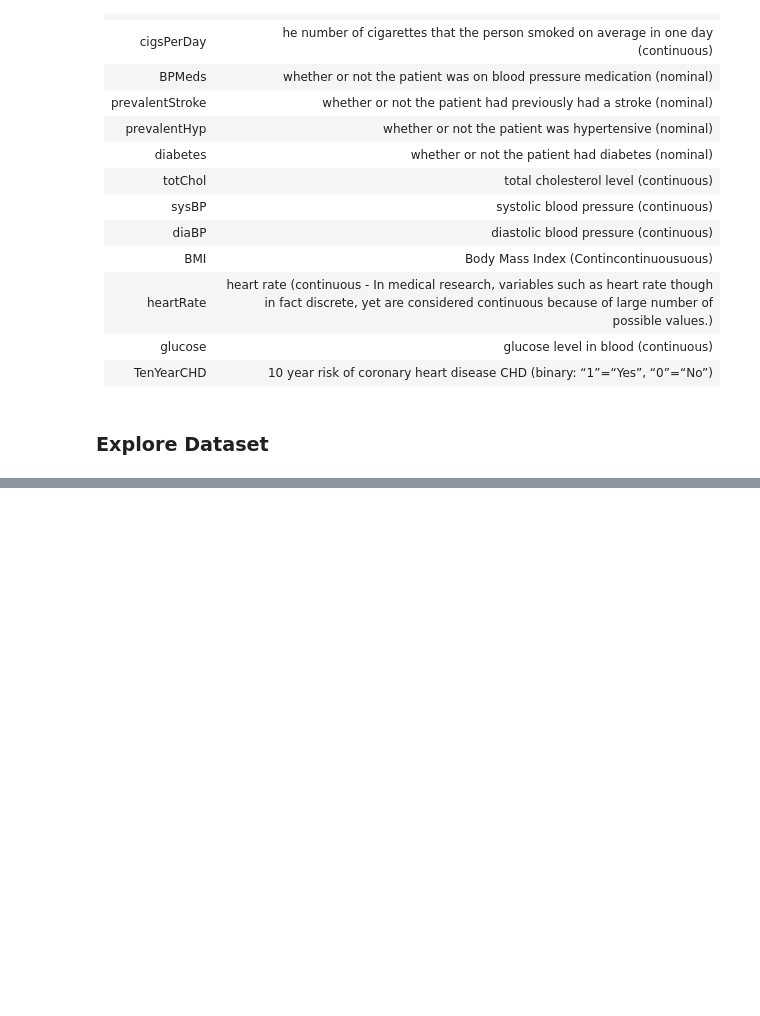
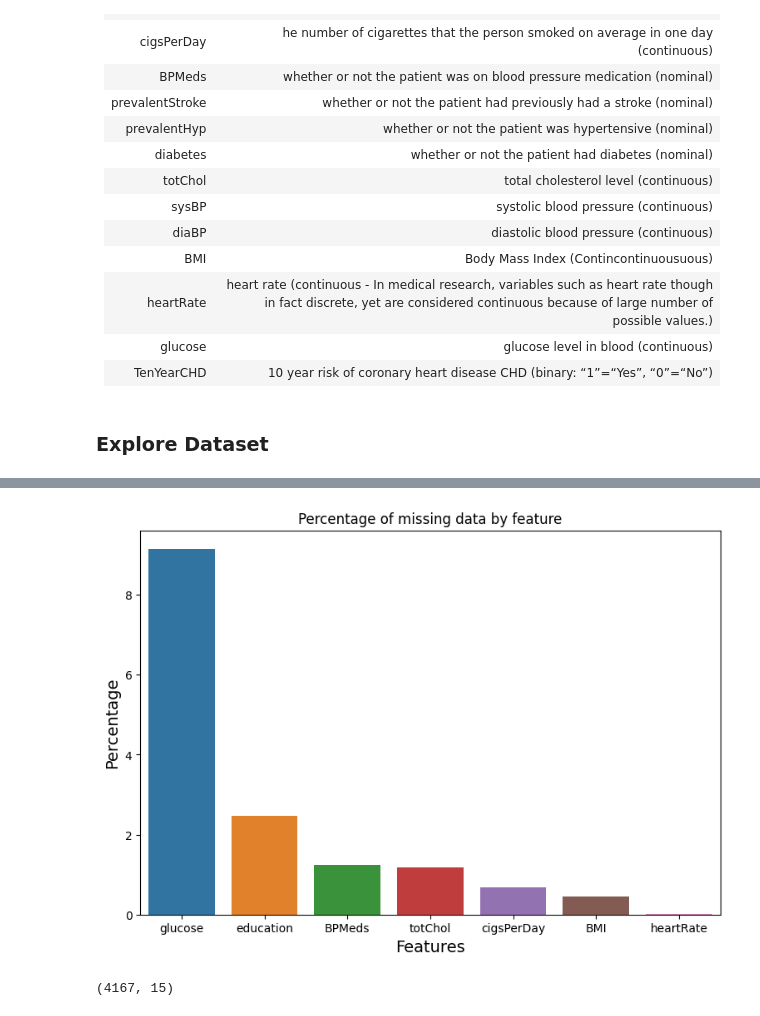
Before and after one commit to yangfuchun/Heart_Disease_Prediction_and_Optimization, a Jupyter notebook: Code.ipynb, the cells around one changed output, grey strips where cells are left out. Saved outputs shown, nothing was run; the diff lists cells and outputs as text; code cells hidden in the pictures; blank space fills up the shorter version.

```diff
--- a/Code.ipynb
+++ b/Code.ipynb
@@ -43,3 +43,5 @@ from sklearn.metrics import accuracy_score,confusion_matrix,classification_repor
 from sklearn.metrics import f1_score, recall_score, precision_score
 from sklearn.metrics import precision_recall_curve
 from sklearn.neighbors import KNeighborsClassifier
+# %%
+df = pd.read_csv("Heart_disease_Framingham.csv")
@@ -45,0 +160,6 @@ from sklearn.neighbors import KNeighborsClassifier
+# %%
+total = df.isnull().sum().sort_values(ascending=False)
+percent_total = (df.isnull().sum()/df.isnull().count()).sort_values(ascending=False)*100
+missing = pd.concat([total, percent_total], axis=1, keys=["Total", "Percentage"])
+missing_data = missing[missing['Total']>0]
+missing_data
@@ -45,0 +175,9 @@ from sklearn.neighbors import KNeighborsClassifier
+# %%
+plt.figure(figsize=(9,6))
+sns.barplot(x=missing_data.index, y=missing_data['Percentage'], data = missing_data)
+plt.title('Percentage of missing data by feature')
+plt.xlabel('Features', fontsize=14)
+plt.ylabel('Percentage', fontsize=14)
+plt.show()
+# %% [output]
+[figure, added]
@@ -45,0 +199,5 @@ from sklearn.neighbors import KNeighborsClassifier
+# %%
+df=df.dropna()
+df.shape
+# %% [output]
+(4167, 15)
```
Also changed, not shown: parts of 157 cells of this notebook, 1 other file.
